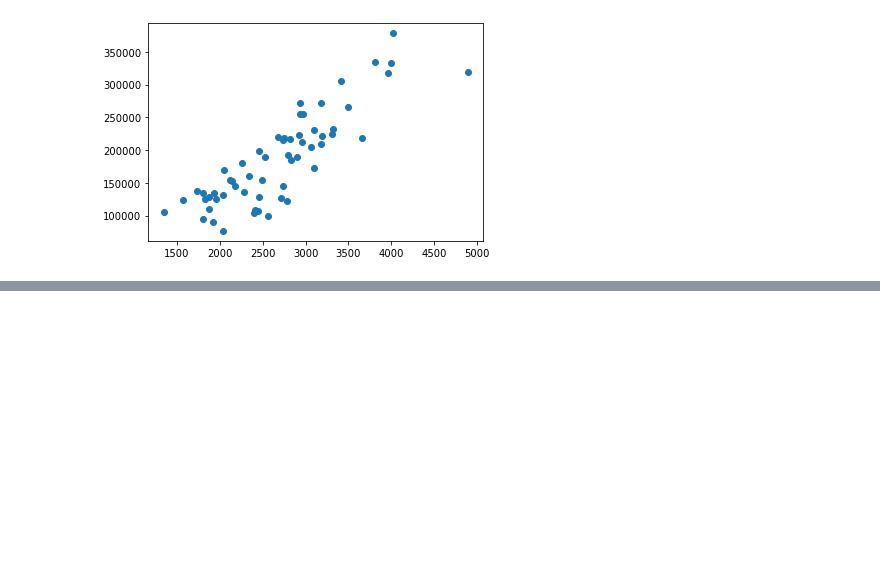
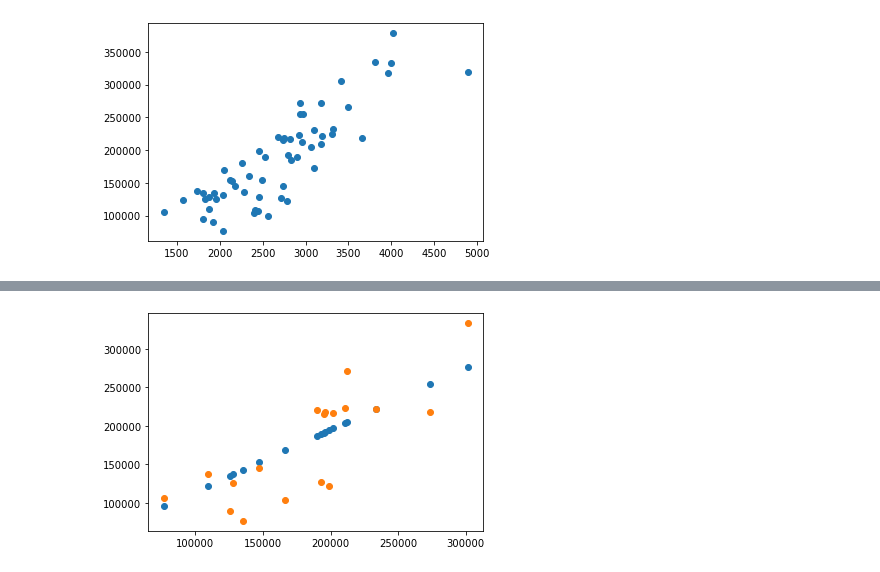
Before and after one commit to NirakhRastogi/NeuralNetwork, a Jupyter notebook: HousePricing.ipynb, the cells around one changed output, grey strips where cells are left out. Saved outputs shown, nothing was run; the diff lists cells and outputs as text; code cells hidden in the pictures; blank space fills up the shorter version.

```diff
--- a/HousePricing.ipynb
+++ b/HousePricing.ipynb
@@ -81,0 +114,7 @@ array=[2736. 2254. 3408. 2820. 2919. 3992. 3190. 2938. 2936. 3058. 2900. 2137.
+# %%
+predice_test_data = model.predict(sf_test)
+plt.scatter( scaler.inverse_transform(sf_test), scaler.inverse_transform(predice_test_data))
+plt.scatter( scaler.inverse_transform(sf_test), scaler.inverse_transform(price_test))
+plt.show()
+# %% [output]
+[figure, added]
```
Also changed, not shown: parts of 6 cells of this notebook, 2 other files.
